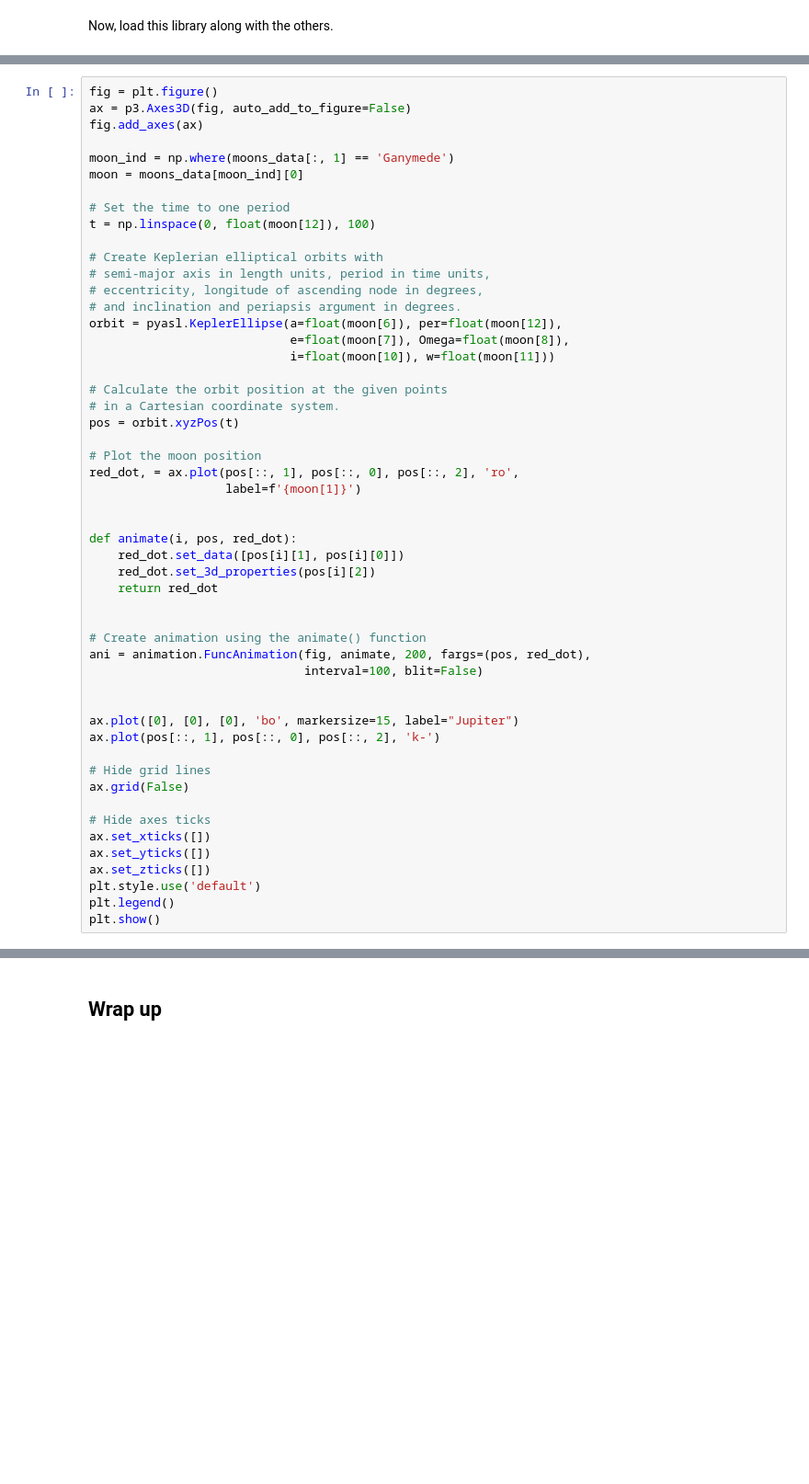
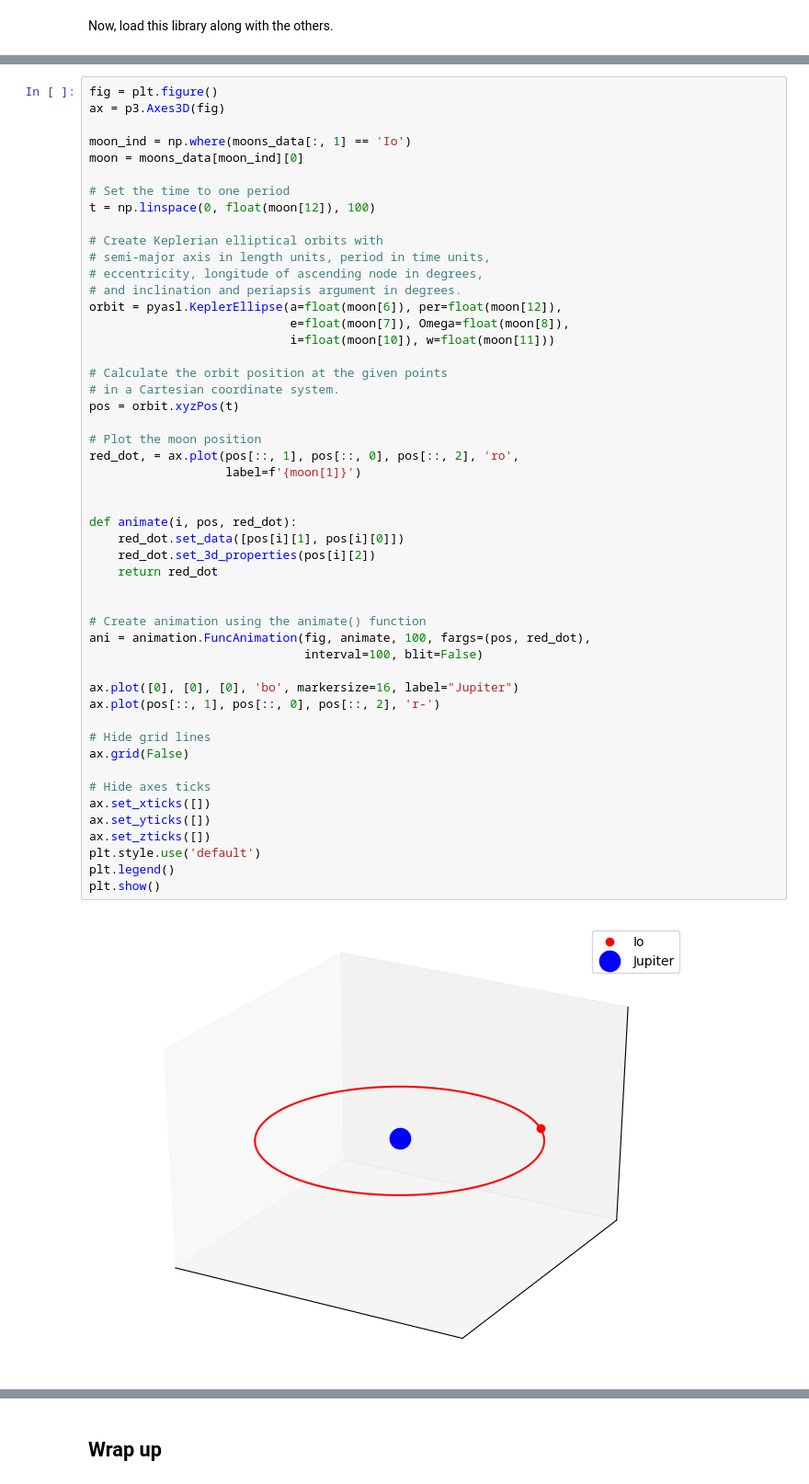
Before and after one commit to heidiawhite/pasea-arp, a Jupyter notebook: Pre-workshop/pre-workshop_tutorial_part1.ipynb, the cells around one changed output, grey strips where cells are left out. Shown at 92% size. Cells and saved outputs as stored; diff of their text form; blank space fills up the shorter version.

```diff
--- a/Pre-workshop/pre-workshop_tutorial_part1.ipynb
+++ b/Pre-workshop/pre-workshop_tutorial_part1.ipynb
@@ -583,9 +615,8 @@ You can vizualize the orbit of one of the Galilean moons of Jupiter, Ganymede, u
 # %%
 fig = plt.figure()
-ax = p3.Axes3D(fig, auto_add_to_figure=False)
-fig.add_axes(ax)
+ax = p3.Axes3D(fig)
 
-moon_ind = np.where(moons_data[:, 1] == 'Ganymede')
+moon_ind = np.where(moons_data[:, 1] == 'Io')
 moon = moons_data[moon_ind][0]
 
 # Set the time to one period
@@ -601,34 +632,35 @@ orbit = pyasl.KeplerEllipse(a=float(moon[6]), per=float(moon[12]),
 
 # Calculate the orbit position at the given points
 # in a Cartesian coordinate system.
 pos = orbit.xyzPos(t)
 
 # Plot the moon position
 red_dot, = ax.plot(pos[::, 1], pos[::, 0], pos[::, 2], 'ro',
                    label=f'{moon[1]}')
 
 
 def animate(i, pos, red_dot):
     red_dot.set_data([pos[i][1], pos[i][0]])
     red_dot.set_3d_properties(pos[i][2])
     return red_dot
 
 
 # Create animation using the animate() function
-ani = animation.FuncAnimation(fig, animate, 200, fargs=(pos, red_dot),
+ani = animation.FuncAnimation(fig, animate, 100, fargs=(pos, red_dot),
                               interval=100, blit=False)
 
-
-ax.plot([0], [0], [0], 'bo', markersize=15, label="Jupiter")
-ax.plot(pos[::, 1], pos[::, 0], pos[::, 2], 'k-')
+ax.plot([0], [0], [0], 'bo', markersize=16, label="Jupiter")
+ax.plot(pos[::, 1], pos[::, 0], pos[::, 2], 'r-')
 
 # Hide grid lines
 ax.grid(False)
 
 # Hide axes ticks
 ax.set_xticks([])
 ax.set_yticks([])
 ax.set_zticks([])
 plt.style.use('default')
 plt.legend()
 plt.show()
+# %% [output]
+[figure, added]
```
Also changed, not shown: parts of 33 cells of this notebook.
